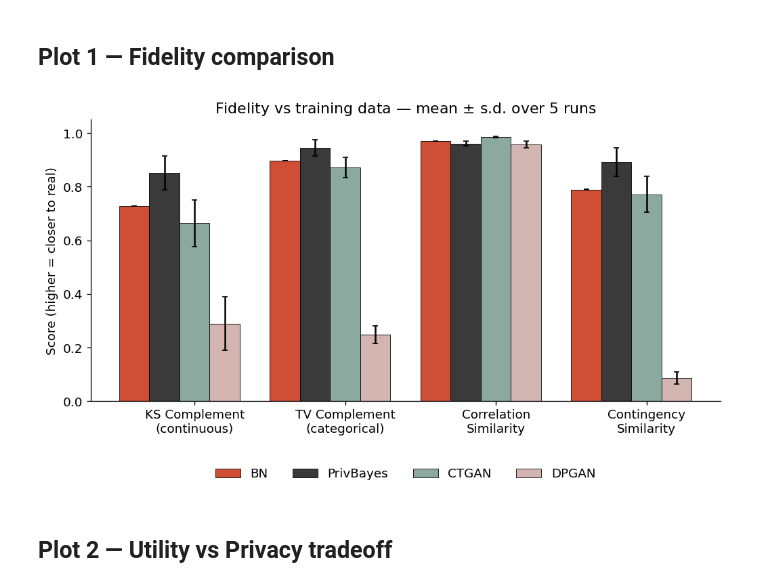
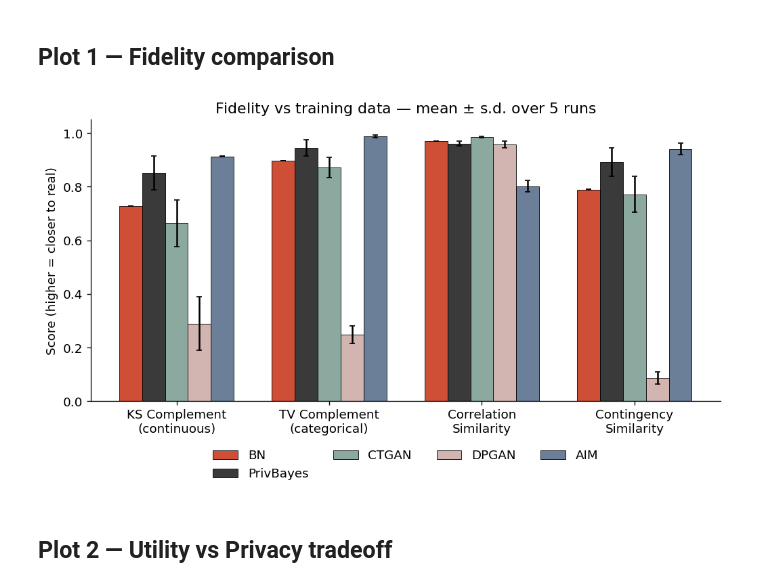
Before and after one commit to oliviapeng26/priv-sdg, a Jupyter notebook: evaluation/analysis.ipynb, the cells around one changed output. Saved outputs shown, nothing was run; the diff lists cells and outputs as text; code cells hidden in the pictures.

Commit message:
docs: AIM in 5-generator comparison figures

```diff
--- a/evaluation/analysis.ipynb
+++ b/evaluation/analysis.ipynb
@@ -189,32 +189,36 @@ master.round(4)
 # %%
 fidelity_metrics = ['KSComplement', 'TVComplement', 'CorrelationSimilarity', 'ContingencySimilarity']
 fidelity_labels  = ['KS Complement\n(continuous)', 'TV Complement\n(categorical)',
                     'Correlation\nSimilarity', 'Contingency\nSimilarity']
 
 x = np.arange(len(fidelity_metrics))
-width = 0.2
+# 5 bars at width 0.15 span 0.75 of the unit x-step, leaving a 0.25 gap between
+# metric groups. Within a group the centre spacing equals the bar width, so bars
+# stay flush and the comparison that matters -- method against method on one
+# metric -- reads as a single block.
+width = 0.15
 fig, ax = plt.subplots(figsize=(10, 4.5))
 
 for i, method in enumerate(METHOD_ORDER):
     label = METHOD_LABELS[method]
     if label not in sdm.index or sdm.loc[label, fidelity_metrics].isna().all():
         continue                      # method not run yet (e.g. AIM, deferred)
     vals = [sdm.loc[label, m] for m in fidelity_metrics]
     errs = [sdm_sd.loc[label, m] for m in fidelity_metrics]
     off = (i - (len(METHOD_ORDER) - 1) / 2) * width
     ax.bar(x + off, vals, width, yerr=errs, capsize=2.5, label=label,
            color=COLORS[method], edgecolor='black', linewidth=0.5)
 
 ax.set_xticks(x); ax.set_xticklabels(fidelity_labels)
 ax.set_ylabel('Score (higher = closer to real)')
 ax.set_ylim(0, 1.05)
 ax.set_title('Fidelity vs training data — mean $\\pm$ s.d. over 5 runs')
 ax.legend(frameon=False, ncol=4, loc='lower center', bbox_to_anchor=(0.5, -0.32))
 ax.spines[['top', 'right']].set_visible(False)
 plt.savefig(RESULTS / 'fidelity_comparison.png', bbox_inches='tight', dpi=150)
 plt.show()
 # %% [output]
-[figure, old version]
+[figure, new version]
 # %% [markdown]
 ## Plot 2 — Utility vs Privacy tradeoff
 # %%
```
Also changed, not shown: parts of 13 cells of this notebook, 10 other files.
